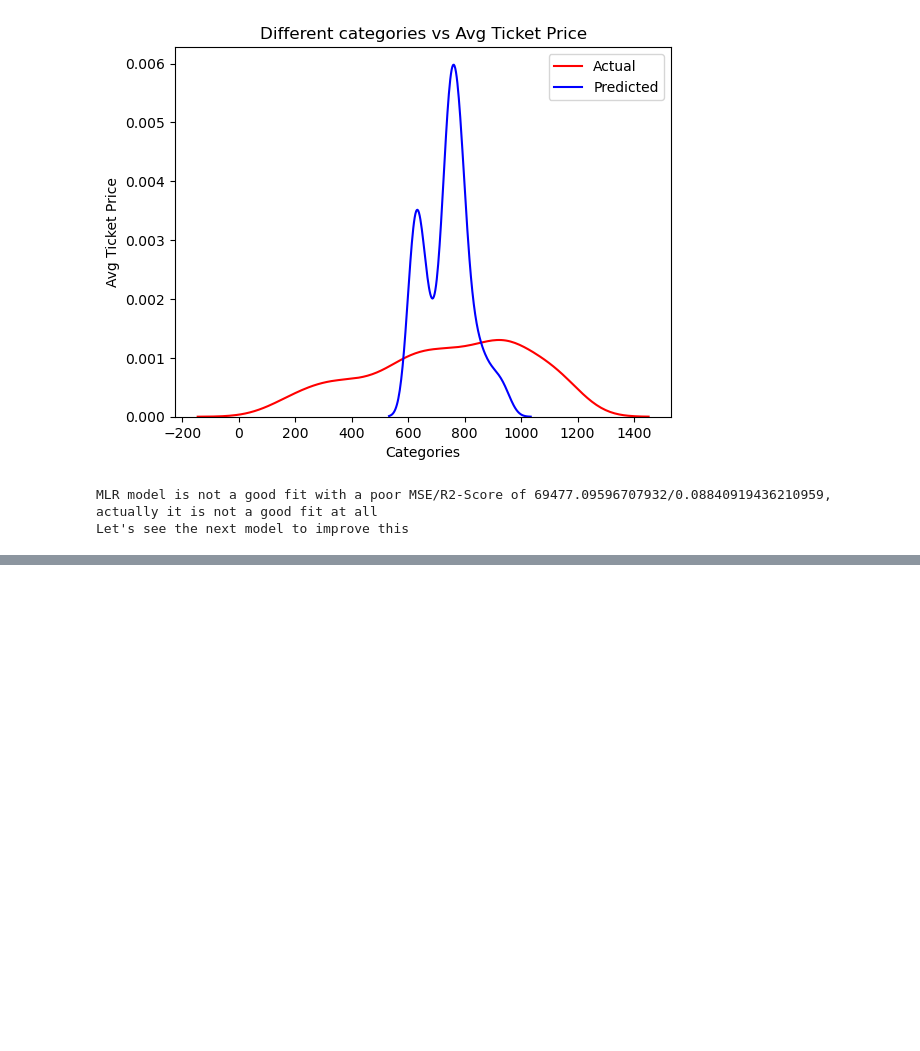
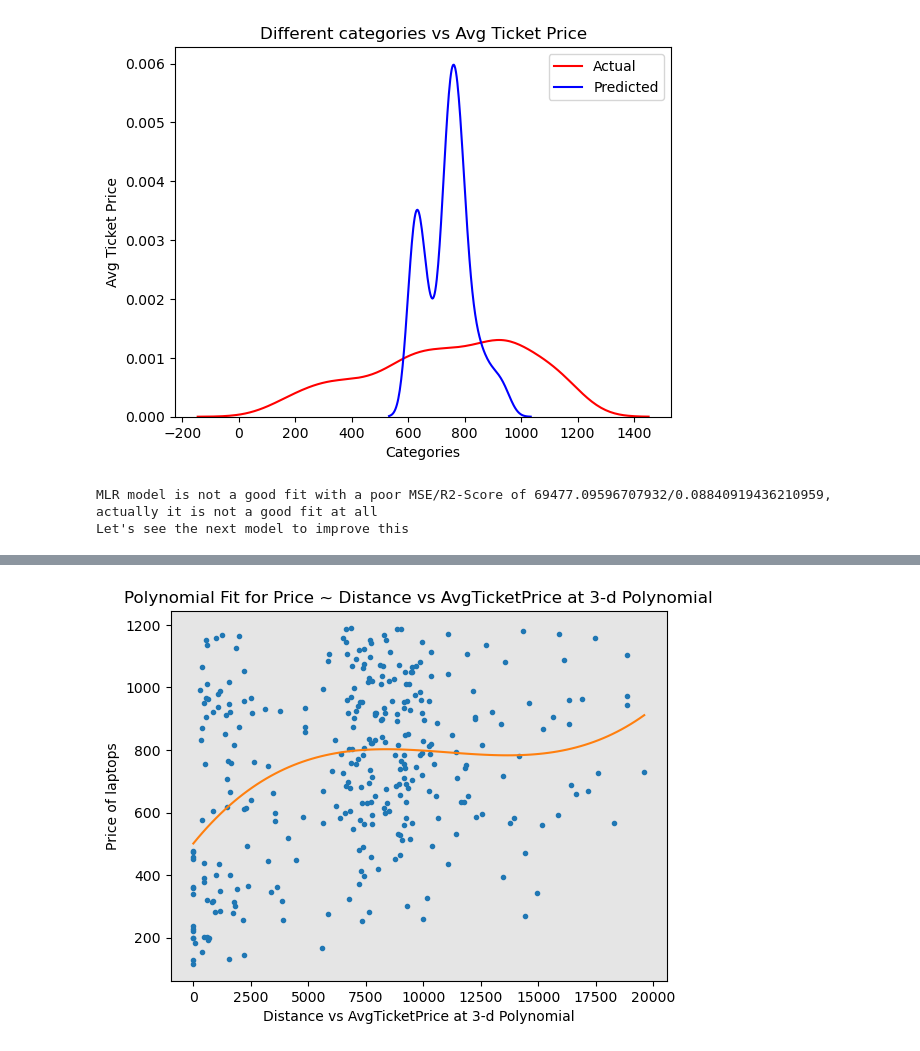
Before and after one commit to isaacchook/datascience, a Jupyter notebook: linear_regression.ipynb, the cells around one changed output, grey strips where cells are left out. Saved outputs shown, nothing was run; the diff lists cells and outputs as text; code cells hidden in the pictures; blank space fills up the shorter version.

```diff
--- a/linear_regression.ipynb
+++ b/linear_regression.ipynb
@@ -169,0 +208,4 @@ Let's see the next model to improve this
+# %%
+PlotPolly(p3, X,Y,'Distance vs AvgTicketPrice at 3-d Polynomial')
+# %% [output]
+[figure, added]
```
Also changed, not shown: parts of 7 cells of this notebook.
